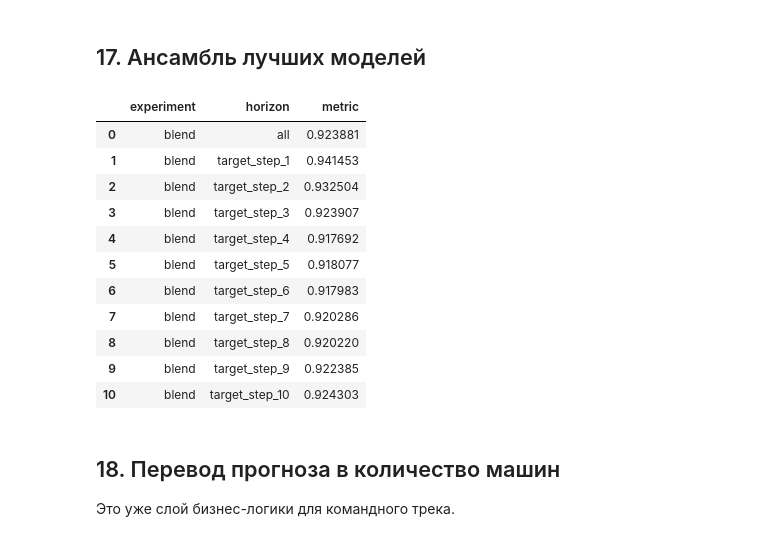
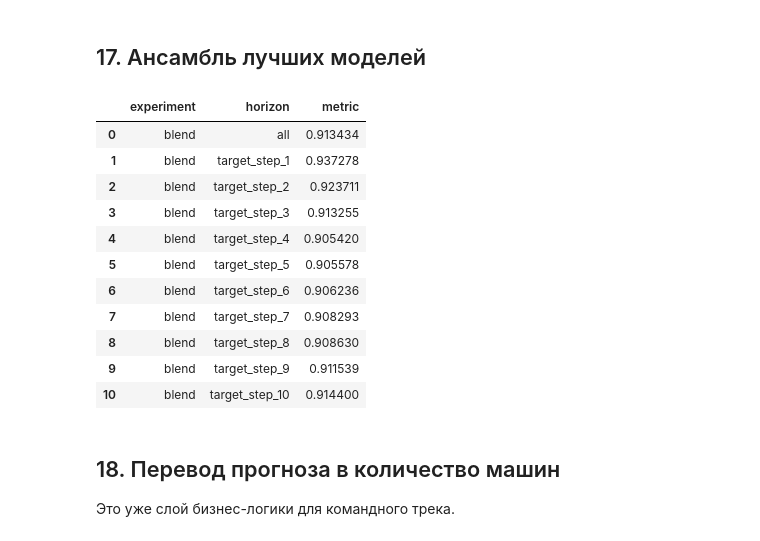
Before and after one commit to Klu-qiqi/WB, a Jupyter notebook: code_10_hypotheses_experiments.ipynb, the cells around one changed output. Drawn from its saved outputs; the diff is of its cells as text; code cells hidden in the pictures.

```diff
--- a/code_10_hypotheses_experiments.ipynb
+++ b/code_10_hypotheses_experiments.ipynb
@@ -1183,37 +1183,37 @@ display(rolling_scores.groupby("experiment", as_index=False)["score"].agg(["mean
 # %%
 
 def blend_predictions(preds_with_weights: List[Tuple[pd.DataFrame, float]]) -> pd.DataFrame:
     total_weight = sum(w for _, w in preds_with_weights)
     out = None
     for pred, w in preds_with_weights:
         cur = pred * w
         out = cur if out is None else out.add(cur, fill_value=0.0)
     return out / total_weight
 
 blend_candidates = []
-for name, weight in [("h4_result", 1.0), ("h5_result", 1.0), ("h6_result", 1.0), ("h10_result", 1.25)]:
+for name, weight in [("h4_result", 1.0), ("h9_result", 1.0), ("h6_result", 1.0), ("h10_result", 1.25)]:
     if name in globals():
         blend_candidates.append((globals()[name]["pred_valid"], weight))
 
 if blend_candidates:
     blend_pred = blend_predictions(blend_candidates)
     blend_score = evaluate_predictions(baseline_result["y_valid"], blend_pred, prefix="blend")
     display(blend_score)
 else:
     print("Сначала запусти несколько гипотез, чтобы собрать ансамбль.")
 # %% [output]
 |  | experiment | horizon | metric |
-| 0 | blend | all | 0.923881 |
-| 1 | blend | target_step_1 | 0.941453 |
-| 2 | blend | target_step_2 | 0.932504 |
-| 3 | blend | target_step_3 | 0.923907 |
-| 4 | blend | target_step_4 | 0.917692 |
-| 5 | blend | target_step_5 | 0.918077 |
-| 6 | blend | target_step_6 | 0.917983 |
-| 7 | blend | target_step_7 | 0.920286 |
-| 8 | blend | target_step_8 | 0.920220 |
-| 9 | blend | target_step_9 | 0.922385 |
-| 10 | blend | target_step_10 | 0.924303 |
+| 0 | blend | all | 0.913434 |
+| 1 | blend | target_step_1 | 0.937278 |
+| 2 | blend | target_step_2 | 0.923711 |
+| 3 | blend | target_step_3 | 0.913255 |
+| 4 | blend | target_step_4 | 0.905420 |
+| 5 | blend | target_step_5 | 0.905578 |
+| 6 | blend | target_step_6 | 0.906236 |
+| 7 | blend | target_step_7 | 0.908293 |
+| 8 | blend | target_step_8 | 0.908630 |
+| 9 | blend | target_step_9 | 0.911539 |
+| 10 | blend | target_step_10 | 0.914400 |
 # %% [markdown]
 ## 18. Перевод прогноза в количество машин
 Это уже слой бизнес-логики для командного трека.
```
